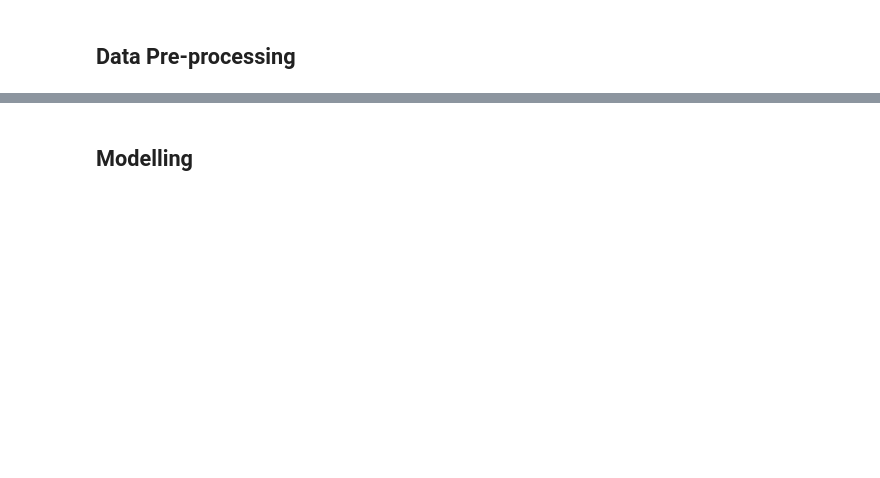
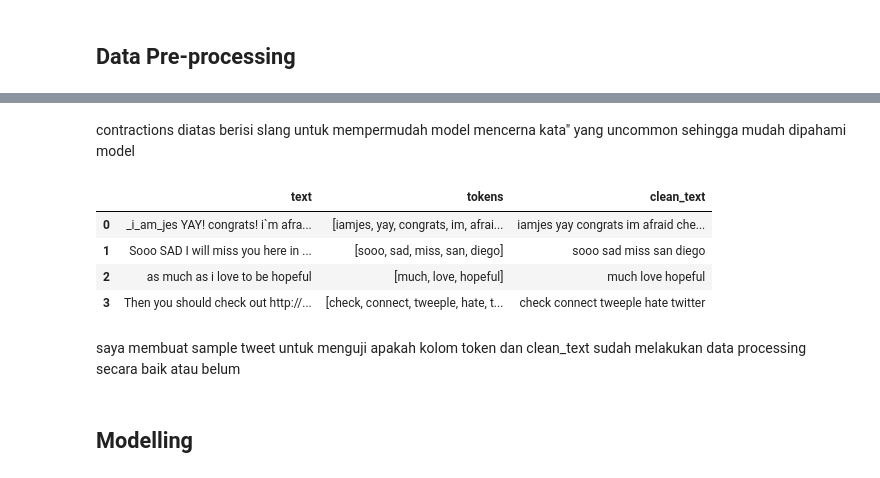
Before and after one commit to HazwanAdhikara/deeplearning-text, a Jupyter notebook: 5027231017_modul5.ipynb, the cells around one changed output, grey strips where cells are left out. Saved outputs shown, nothing was run; the diff lists cells and outputs as text; code cells hidden in the pictures; blank space fills up the shorter version.

```diff
--- a/5027231017_modul5.ipynb
+++ b/5027231017_modul5.ipynb
@@ -334,0 +326,2 @@ train[['text','tokens', 'clean_text']].head()
+# %% [markdown]
+contractions diatas berisi slang untuk mempermudah model mencerna kata" yang uncommon sehingga mudah dipahami model
@@ -348,4 +400,27 @@ X_train, X_val, y_train, y_val = train_test_split(
 )
+# %%
+samples = [
+    "_i_am_jes YAY! congrats! i`m afraid to check my grades!",
+    "Sooo SAD I will miss you here in San Diego!!!",
+    "as much as i love to be hopeful",
+    "Then you should check out http://twittersucks.com and connect with other tweeple who hate twitter"
+]
+
+df_samples = pd.DataFrame({'text': samples})
+
+df_samples['tokens'] = df_samples['text'].apply(preprocess_tweet)
+
+df_samples['clean_text'] = df_samples['tokens'].apply(lambda toks: ' '.join(toks))
+
+display(df_samples)
+# %% [output]
+|  | text | tokens | clean_text |
+| 0 | _i_am_jes YAY! congrats! i`m afra... | [iamjes, yay, congrats, im, afrai... | iamjes yay congrats im afraid che... |
+| 1 | Sooo SAD I will miss you here in ... | [sooo, sad, miss, san, diego] | sooo sad miss san diego |
+| 2 | as much as i love to be hopeful | [much, love, hopeful] | much love hopeful |
+| 3 | Then you should check out http://... | [check, connect, tweeple, hate, t... | check connect tweeple hate twitter |
+# %% [markdown]
+saya membuat sample tweet untuk menguji apakah kolom token dan clean_text sudah melakukan data processing secara baik atau belum
 # %% [markdown]
 ## Modelling
 # %%
```
Also changed, not shown: parts of 24 cells of this notebook, 5 other files.
